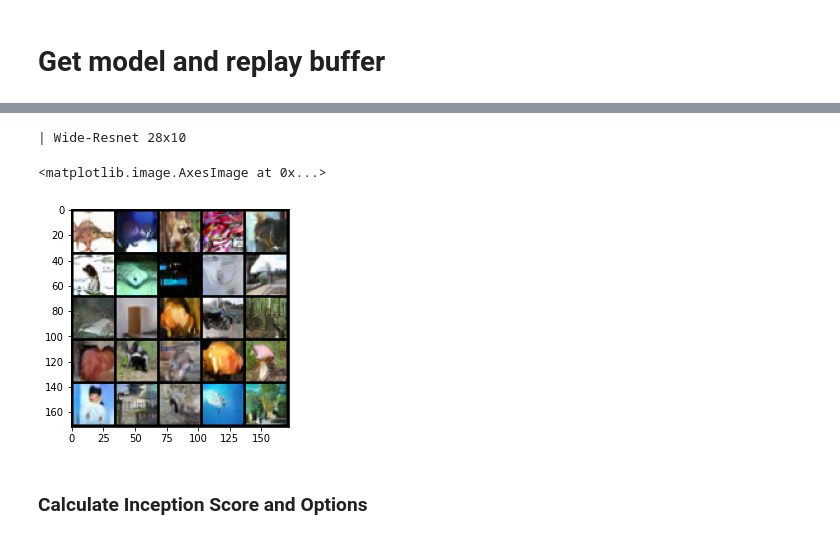
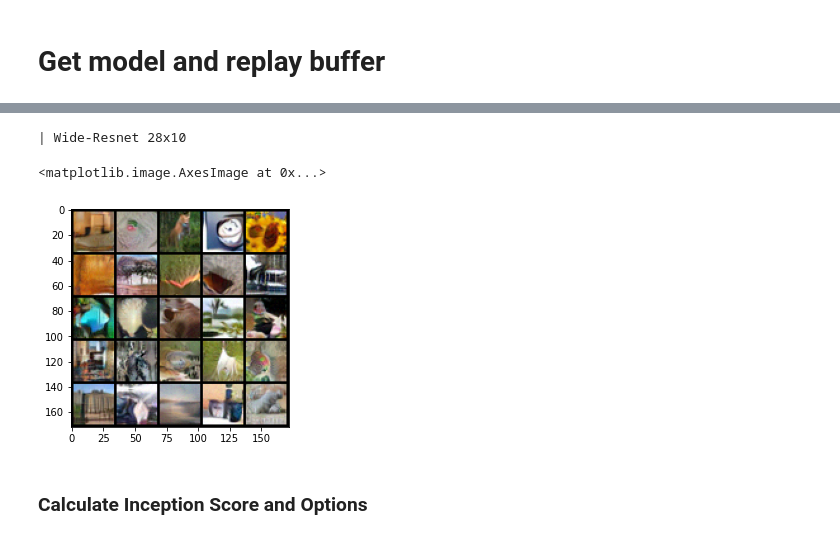
Before and after one commit to ljrprocc/EBKD, a Jupyter notebook: plot_energy_distribution.ipynb, the cells around one changed output, grey strips where cells are left out. Saved outputs shown, nothing was run; the diff lists cells and outputs as text; code cells hidden in the pictures.

```diff
--- a/plot_energy_distribution.ipynb
+++ b/plot_energy_distribution.ipynb
@@ -19,27 +17,27 @@ res_epoch_110.pts  res_epoch_160.pts  res_epoch_60.pts
 # %%
 import matplotlib.pyplot as plt
 import torchvision.utils as vutils
-device = "cuda:0"
+device = "cuda:3"
 model = model_dict['resnet28x10'](depth=28, widen_factor=10, num_classes=100, norm='none')
 model = model_dict['Gen'](model, n_cls=100)
 model = model.to(device)
-save_path = '/data/lijingru/EBKD/save/student_model/resnet28x10_T:resnet32x4_S:resnet8x4_cifar100_lr_0.0001_decay_0.0_buffer_size_10000_lpx_1.0_lpxy_0.0_energy_mode_mcmc_step_size_1.0_trial_3_lc_0_st_cls_mode_cls/'
-ckpt_dict = torch.load(save_path + 'res_epoch_160.pts')
+save_path = '/data/lijingru/EBKD/save/student_model/resnet28x10_cifar100_lr_0.0001_decay_0.0_buffer_size_10000_lpx_1.0_lpxy_0.0_energy_mode_mcmc_step_size_1.0_trial_2_py_cls_mode_cls/'
+ckpt_dict = torch.load(save_path + 'res_epoch_190.pts', map_location=device)
 model.load_state_dict(ckpt_dict["model_state_dict"])
 replay_buffer = ckpt_dict["replay_buffer"]
 sqrt = lambda x: int(torch.sqrt(torch.tensor([x])))
 plot = lambda x: vutils.make_grid(torch.clamp(x, -1, 1), normalize=True, nrow=sqrt(x.size(0)))
 buffer_size = len(replay_buffer)
 inds = torch.randint(0, buffer_size, (25,))
 sampled = replay_buffer[inds]
-imgs = plot(sampled)
+imgs = plot(sampled).cpu()
 img = np.transpose(imgs, (1,2,0))
 plt.figure(10)
 plt.imshow(img)
 # %% [output]
 | Wide-Resnet 28x10
 <matplotlib.image.AxesImage at 0x...>
-[figure, old version]
+[figure, new version]
 # %% [markdown]
 ### Calculate Inception Score and Options
 # %%
```
Also changed, not shown: parts of 2 cells of this notebook, 6 other files.
